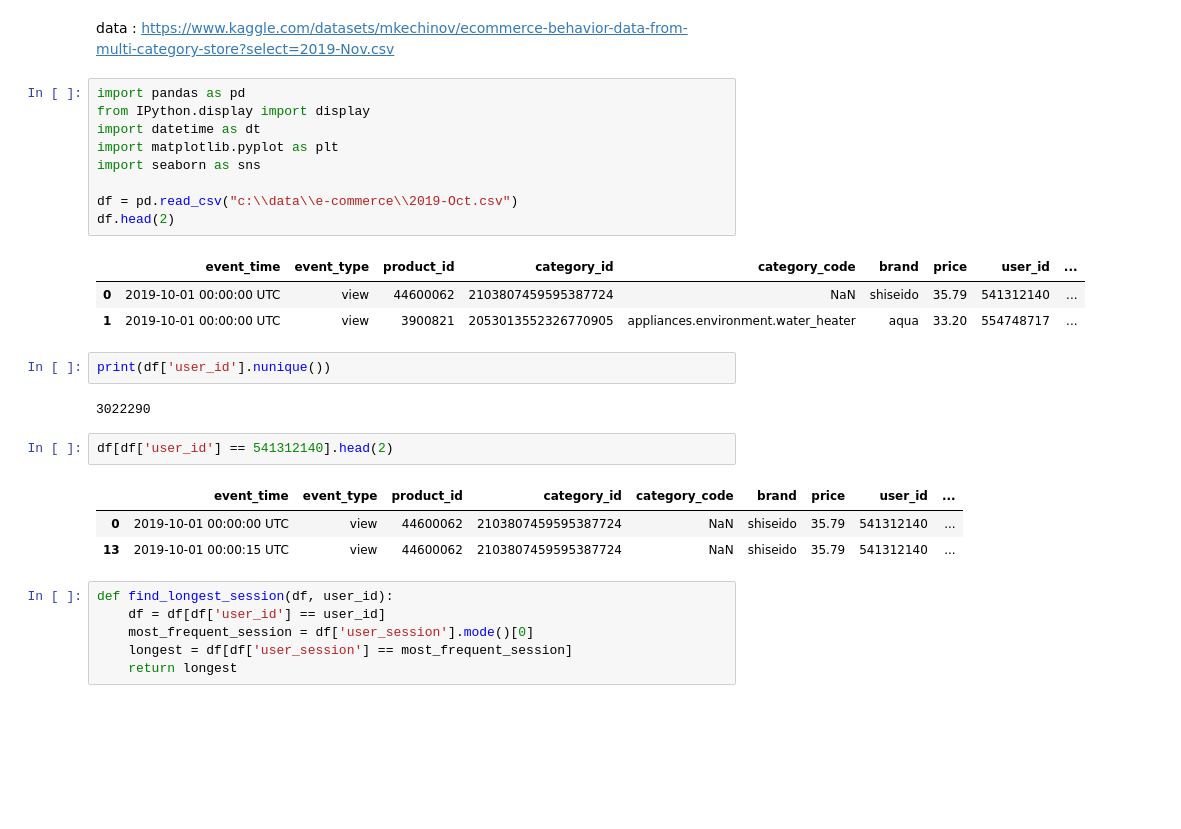
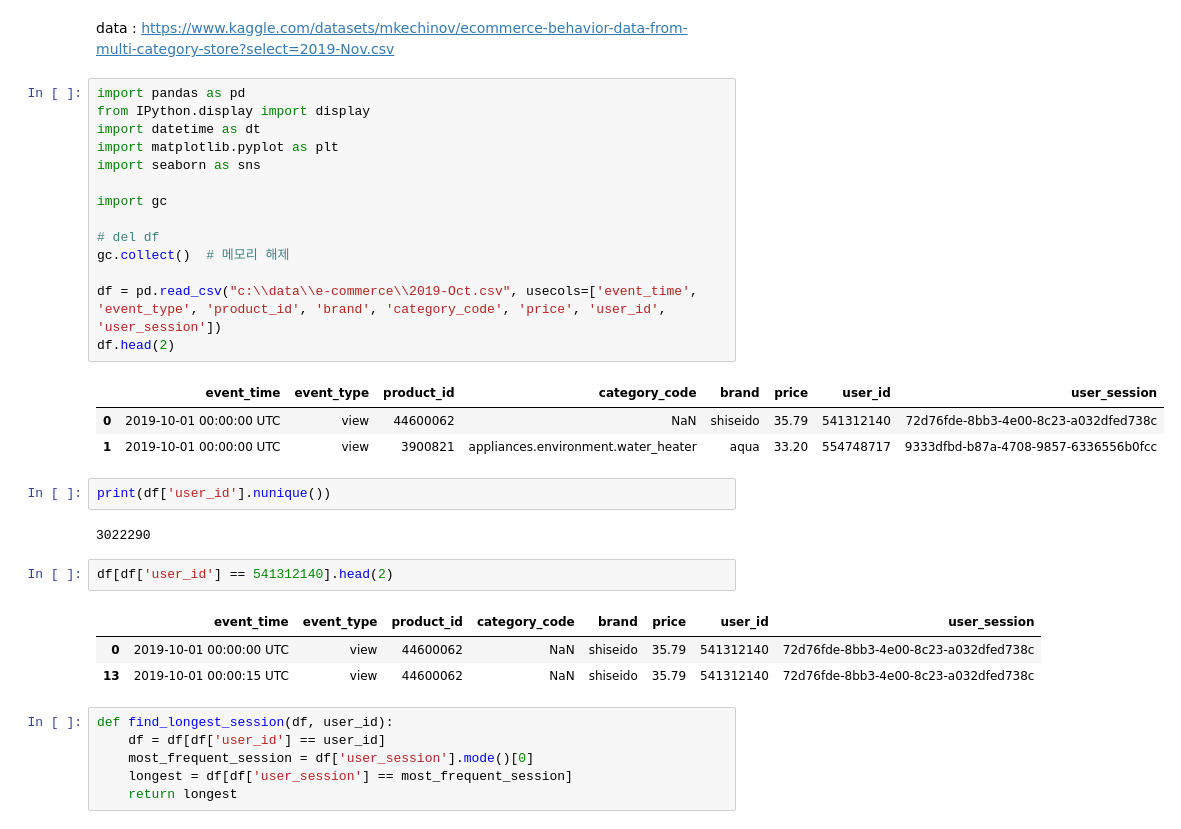
Before and after one commit to HyunsungRyu/e-commerce_cohort, a Jupyter notebook: customer_behavior_log_analysis.ipynb, the cells around one changed output. Drawn from its saved outputs; the diff is of its cells as text; blank space fills up the shorter version.

```diff
--- a/customer_behavior_log_analysis.ipynb
+++ b/customer_behavior_log_analysis.ipynb
@@ -3,16 +3,21 @@ data : https://www.kaggle.com/datasets/mkechinov/ecommerce-behavior-data-from-mu
 # %%
 import pandas as pd
 from IPython.display import display
 import datetime as dt
 import matplotlib.pyplot as plt
 import seaborn as sns
 
-df = pd.read_csv("c:\\data\\e-commerce\\2019-Oct.csv")
+import gc
+
+# del df
+gc.collect()  # 메모리 해제
+
+df = pd.read_csv("c:\\data\\e-commerce\\2019-Oct.csv", usecols=['event_time', 'event_type', 'product_id', 'brand', 'category_code', 'price', 'user_id', 'user_session'])
 df.head(2)
 # %% [output]
-|  | event_time | event_type | product_id | category_id | category_code | brand | price | user_id | ... |
-| 0 | 2019-10-01 00:00:00 UTC | view | 44600062 | 2103807459595387724 | NaN | shiseido | 35.79 | 541312140 | ... |
-| 1 | 2019-10-01 00:00:00 UTC | view | 3900821 | 2053013552326770905 | appliances.environment.water_heater | aqua | 33.20 | 554748717 | ... |
+|  | event_time | event_type | product_id | category_code | brand | price | user_id | user_session |
+| 0 | 2019-10-01 00:00:00 UTC | view | 44600062 | NaN | shiseido | 35.79 | 541312140 | 72d76fde-8bb3-4e00-8c23-a032dfed738c |
+| 1 | 2019-10-01 00:00:00 UTC | view | 3900821 | appliances.environment.water_heater | aqua | 33.20 | 554748717 | 9333dfbd-b87a-4708-9857-6336556b0fcc |
 # %%
 print(df['user_id'].nunique())
 # %% [output]
@@ -20,9 +25,9 @@ print(df['user_id'].nunique())
 # %%
 df[df['user_id'] == 541312140].head(2)
 # %% [output]
-|  | event_time | event_type | product_id | category_id | category_code | brand | price | user_id | ... |
-| 0 | 2019-10-01 00:00:00 UTC | view | 44600062 | 2103807459595387724 | NaN | shiseido | 35.79 | 541312140 | ... |
-| 13 | 2019-10-01 00:00:15 UTC | view | 44600062 | 2103807459595387724 | NaN | shiseido | 35.79 | 541312140 | ... |
+|  | event_time | event_type | product_id | category_code | brand | price | user_id | user_session |
+| 0 | 2019-10-01 00:00:00 UTC | view | 44600062 | NaN | shiseido | 35.79 | 541312140 | 72d76fde-8bb3-4e00-8c23-a032dfed738c |
+| 13 | 2019-10-01 00:00:15 UTC | view | 44600062 | NaN | shiseido | 35.79 | 541312140 | 72d76fde-8bb3-4e00-8c23-a032dfed738c |
 # %%
 def find_longest_session(df, user_id):
     df = df[df['user_id'] == user_id]
```
Also changed, not shown: parts of 24 cells of this notebook.
